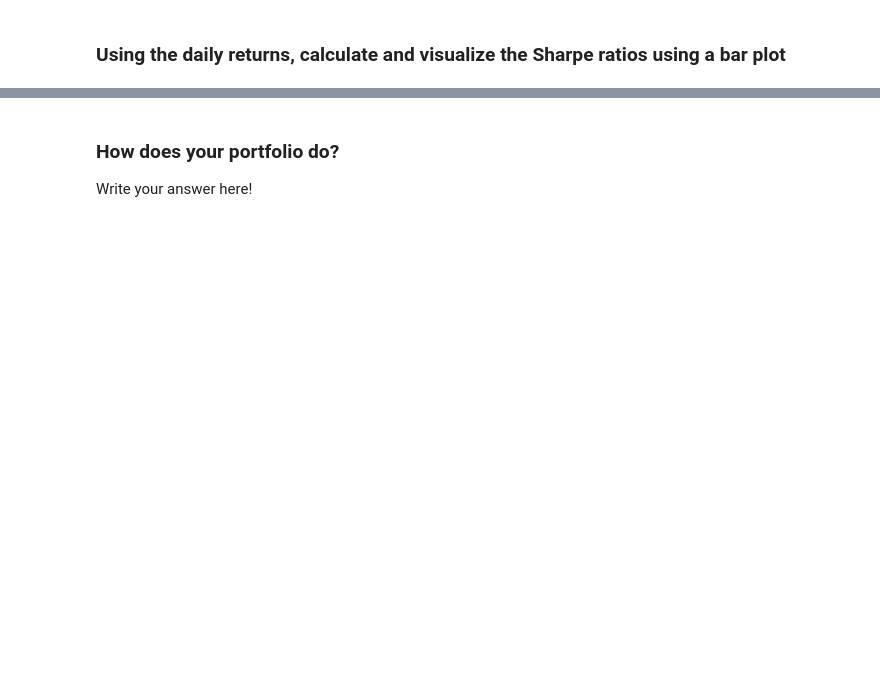
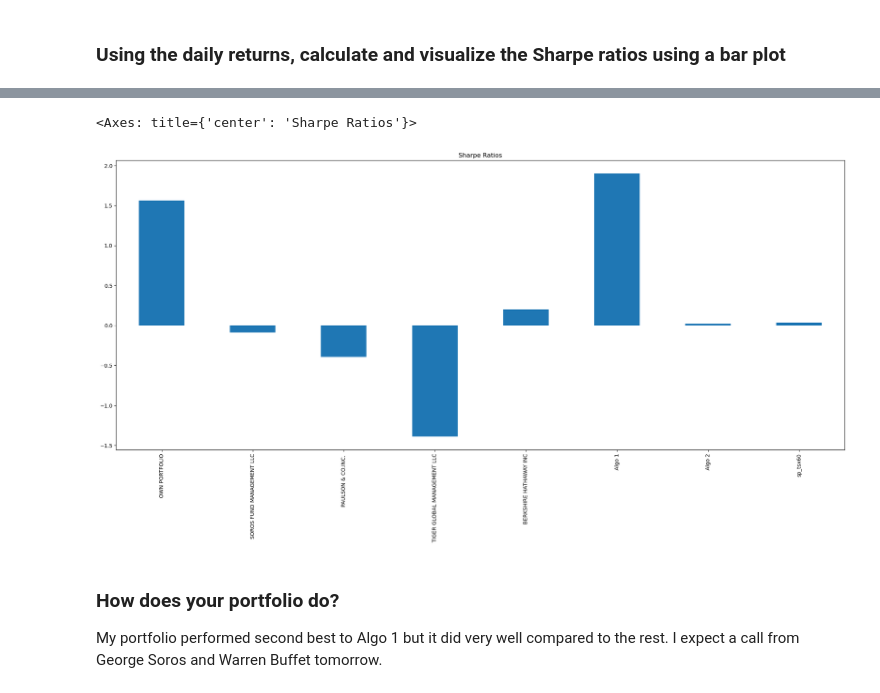
Before and after one commit to Rahdy52/Homework-3, a Jupyter notebook: whale_analysis.ipynb, the cells around one changed output, grey strips where cells are left out. Cells and saved outputs as stored; diff of their text form; code cells hidden in the pictures; blank space fills up the shorter version.

```diff
--- a/whale_analysis.ipynb
+++ b/whale_analysis.ipynb
@@ -598,3 +635,5 @@ all_portfolio_ret.tail(10)
 ### Using the daily returns, calculate and visualize the Sharpe ratios using a bar plot
 # %%
 # Calculate Annualized Sharpe Ratios
+sharpe_ratio = (all_portfolio_ret.mean() * 252) / (all_portfolio_ret.std() * np.sqrt(252))
+sharpe_ratio
@@ -601,6 +650,10 @@ all_portfolio_ret.tail(10)
 # %%
 # Visualize the sharpe ratios as a bar plot
+sharpe_ratio.plot(figsize=(25, 10), kind = "bar", title = "Sharpe Ratios")
+# %% [output]
+<Axes: title={'center': 'Sharpe Ratios'}>
+[figure, added]
-# %% [markdown]
-### How does your portfolio do?
-
-Write your answer here!
+# %% [markdown]
+### How does your portfolio do?
+
+My portfolio performed second best to Algo 1 but it did very well compared to the rest. I expect a call from George Soros and Warren Buffet tomorrow.
```
Also changed, not shown: parts of 9 cells of this notebook.
